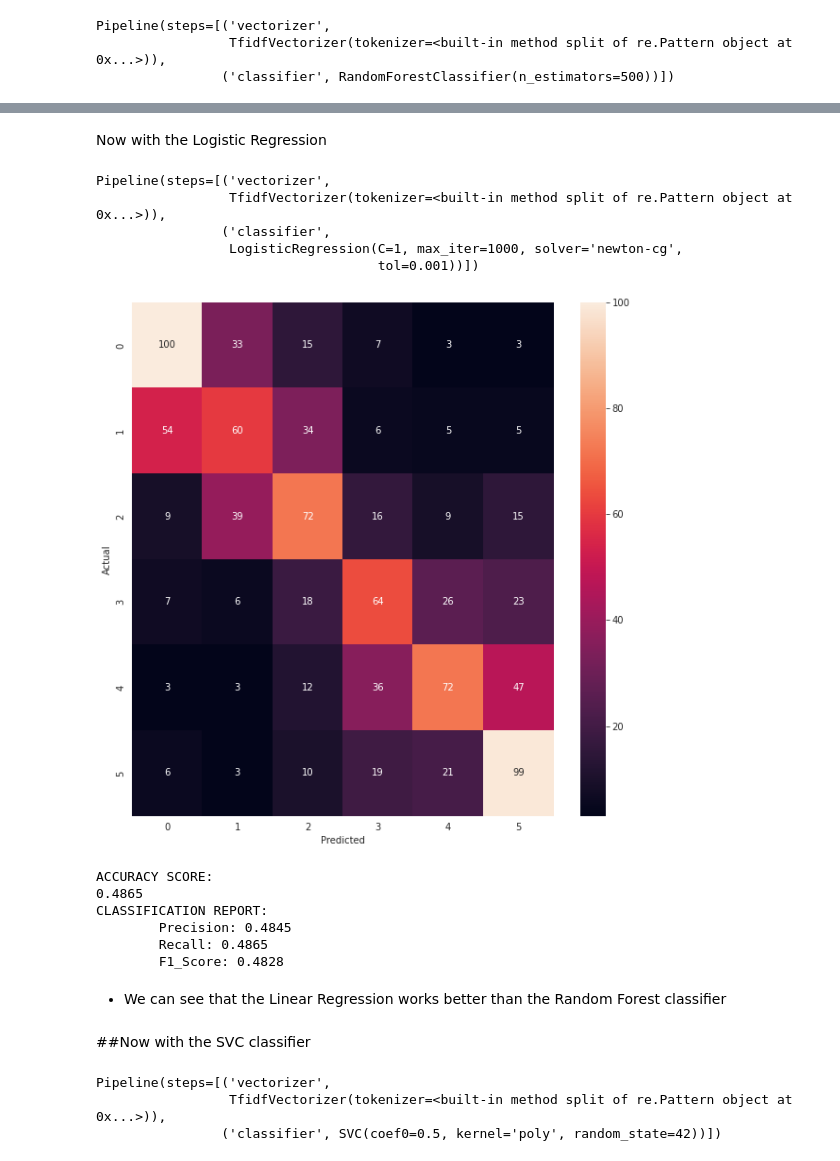
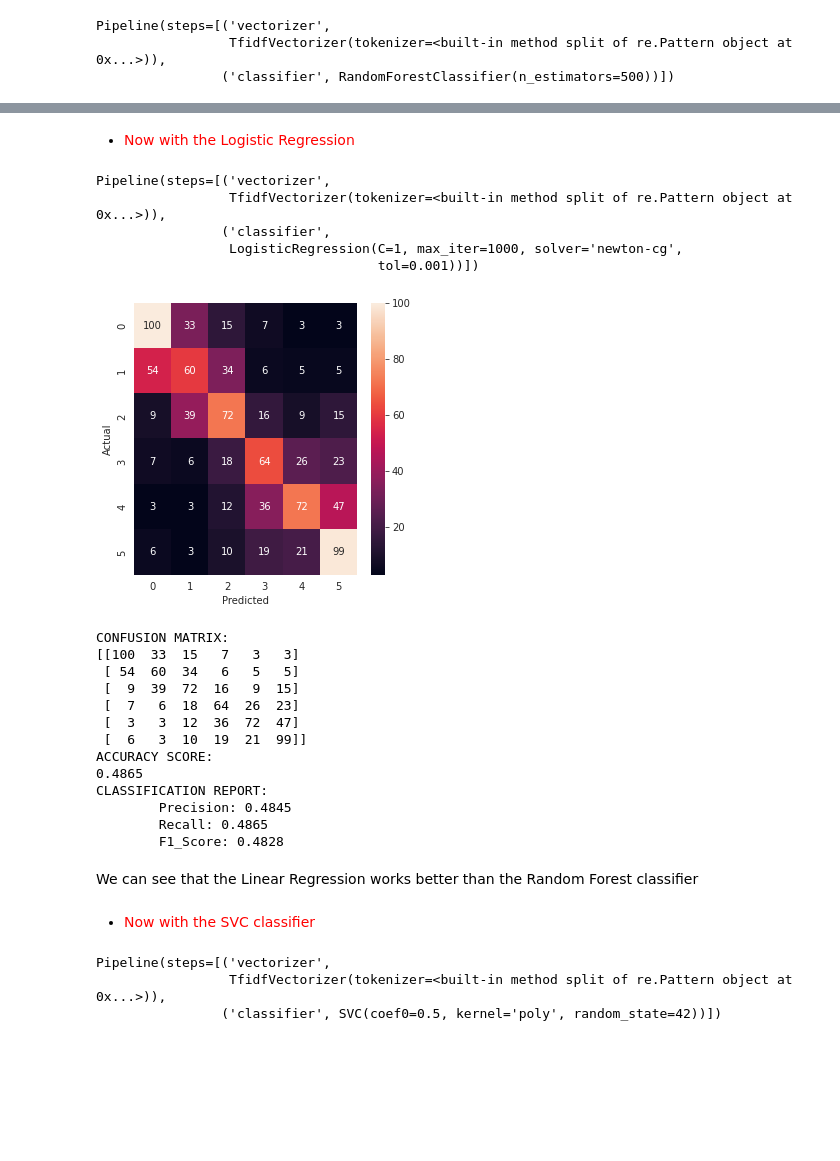
Before and after one commit to Srivathshan-Paramalingam-0505/DMML2022_UNIL_Zoom, a Jupyter notebook: different_tokenizers.ipynb, the cells around one changed output, grey strips where cells are left out. Drawn from its saved outputs; the diff is of its cells as text; code cells hidden in the pictures; blank space fills up the shorter version.

```diff
--- a/different_tokenizers.ipynb
+++ b/different_tokenizers.ipynb
@@ -382,5 +393,5 @@ accuracy_score_randfor
 # %% [markdown]
-Now with the Logistic Regression
+- <font color = 'red'>Now with the Logistic Regression
 # %%
 #Define a model AND apply vectorizer
 LR = LogisticRegression(penalty='l2', dual=False, tol=0.001, C=1, fit_intercept=True, intercept_scaling=1, class_weight=None, random_state=None, solver='newton-cg', max_iter=1000, multi_class='auto', verbose=0, warm_start=False, n_jobs=None, l1_ratio=None)
@@ -398,22 +409,29 @@ Pipeline(steps=[('vectorizer',
                                     tol=0.001))])
 # %%
 y_pred_lr2=pipe_lr.predict(X_test)
-# %%
-models_metrics(y_test,y_pred_lr2)
-# %% [output]
-[figure, removed]
-ACCURACY SCORE:
-0.4865
-CLASSIFICATION REPORT:
-        Precision: 0.4845
-        Recall: 0.4865
-        F1_Score: 0.4828
+# %%
+precision_lr2, recall_lr2, f1_lr2, accuracy_lr2 = models_metrics(y_test,y_pred_lr2)
+# %% [output]
+[figure, added]
+CONFUSION MATRIX:
+[[100  33  15   7   3   3]
+ [ 54  60  34   6   5   5]
+ [  9  39  72  16   9  15]
+ [  7   6  18  64  26  23]
+ [  3   3  12  36  72  47]
+ [  6   3  10  19  21  99]]
+ACCURACY SCORE:
+0.4865
+CLASSIFICATION REPORT:
+        Precision: 0.4845
+        Recall: 0.4865
+        F1_Score: 0.4828
 # %%
 accuracy_score_lr = round(accuracy_score (y_test, y_pred_lr),4)
 # %% [markdown]
-- We can see that the Linear Regression works better than the Random Forest classifier
+We can see that the Linear Regression works better than the Random Forest classifier
 # %% [markdown]
-##Now with the SVC classifier
+- <font color = 'red'>Now with the SVC classifier
 # %%
 svc = SVC(gamma="scale", random_state=42,kernel = 'poly', coef0 = 0.5)
 # %%
```
Also changed, not shown: parts of 14 cells of this notebook.
